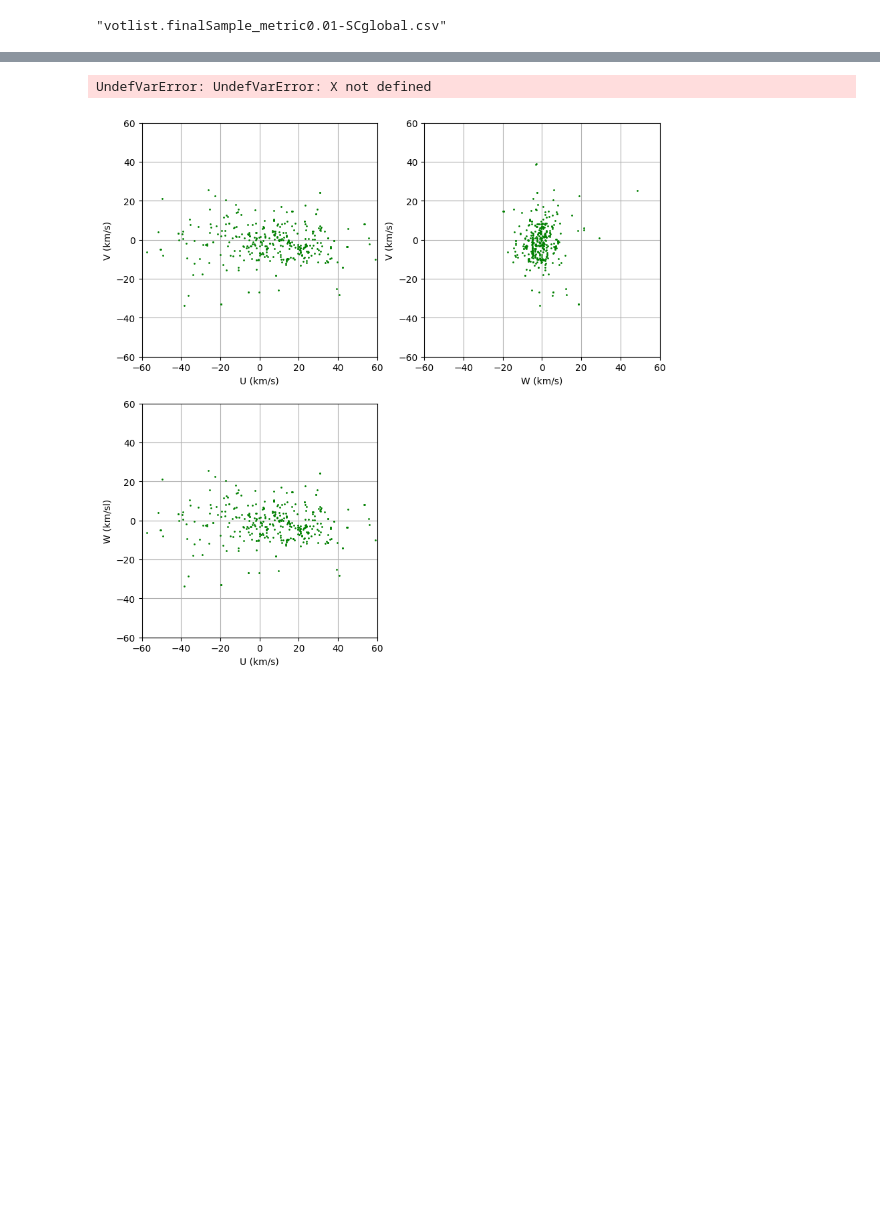
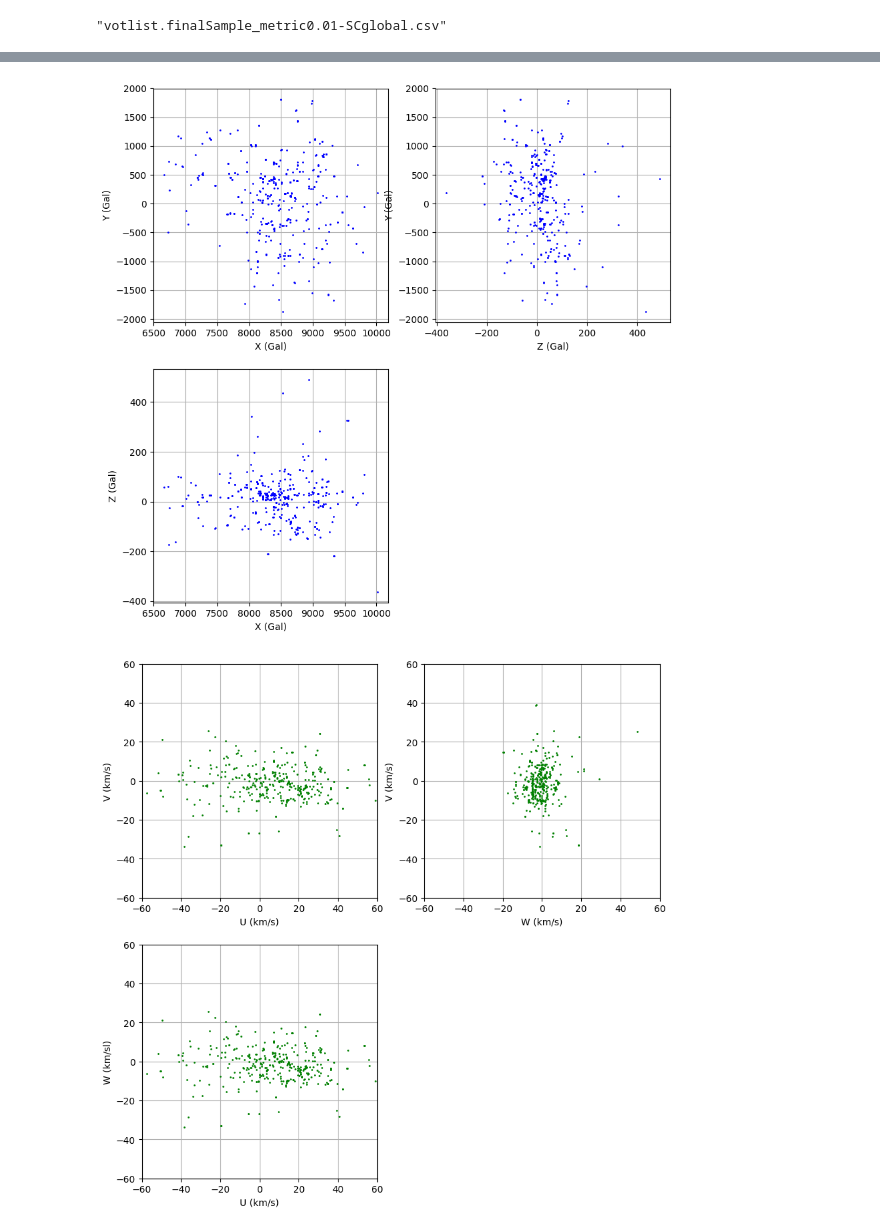
Before and after one commit to bosscha/gaia-shock, a Jupyter notebook: notebooks/analysis/analysisLoop-globalProperties1.ipynb, the cells around one changed output, grey strips where cells are left out. Saved outputs shown, nothing was run; the diff lists cells and outputs as text; code cells hidden in the pictures; blank space fills up the shorter version.

```diff
--- a/notebooks/analysis/analysisLoop-globalProperties1.ipynb
+++ b/notebooks/analysis/analysisLoop-globalProperties1.ipynb
@@ -199,34 +200,34 @@ df= CSV.read(fileres, delim=";")
 # %%
 fig= PyPlot.figure(figsize=(10,10))
 
 ax= PyPlot.subplot(221)
 PyPlot.grid("on")
 PyPlot.plot(df.Xgalm,df.Ygalm,"ob", markersize = 1)
 #ax.set_xlim([1.0,4.])
 #ax.set_ylim([1.0,4.])
 PyPlot.xlabel("X (Gal)")
 PyPlot.ylabel("Y (Gal)")
 
 ax= PyPlot.subplot(222)
 PyPlot.grid("on")
 PyPlot.plot(df.Zgalm,df.Ygalm,"ob", markersize = 1)
 #ax.set_xlim([1.0,4.])
 #ax.set_ylim([1.0,4.])
 PyPlot.xlabel("Z (Gal)")
 PyPlot.ylabel("Y (Gal)")
 
 ax= PyPlot.subplot(223)
 PyPlot.grid("on")
 PyPlot.plot(df.Xgalm,df.Zgalm,"ob", markersize = 1)
-q = ax.quiver(X, Y, U, V)
+# q = ax.quiver(X, Y, U, V)
 #ax.set_xlim([1.0,4.])
 #ax.set_ylim([1.0,4.])
 PyPlot.xlabel("X (Gal)")
 PyPlot.ylabel("Z (Gal)")
 
 PyPlot.show()
 # %% [output]
-UndefVarError: UndefVarError: X not defined
+[figure, added]
 # %%
 fig= PyPlot.figure(figsize=(10,10))
 
```
Also changed, not shown: parts of 3 cells of this notebook, 4 other files.
